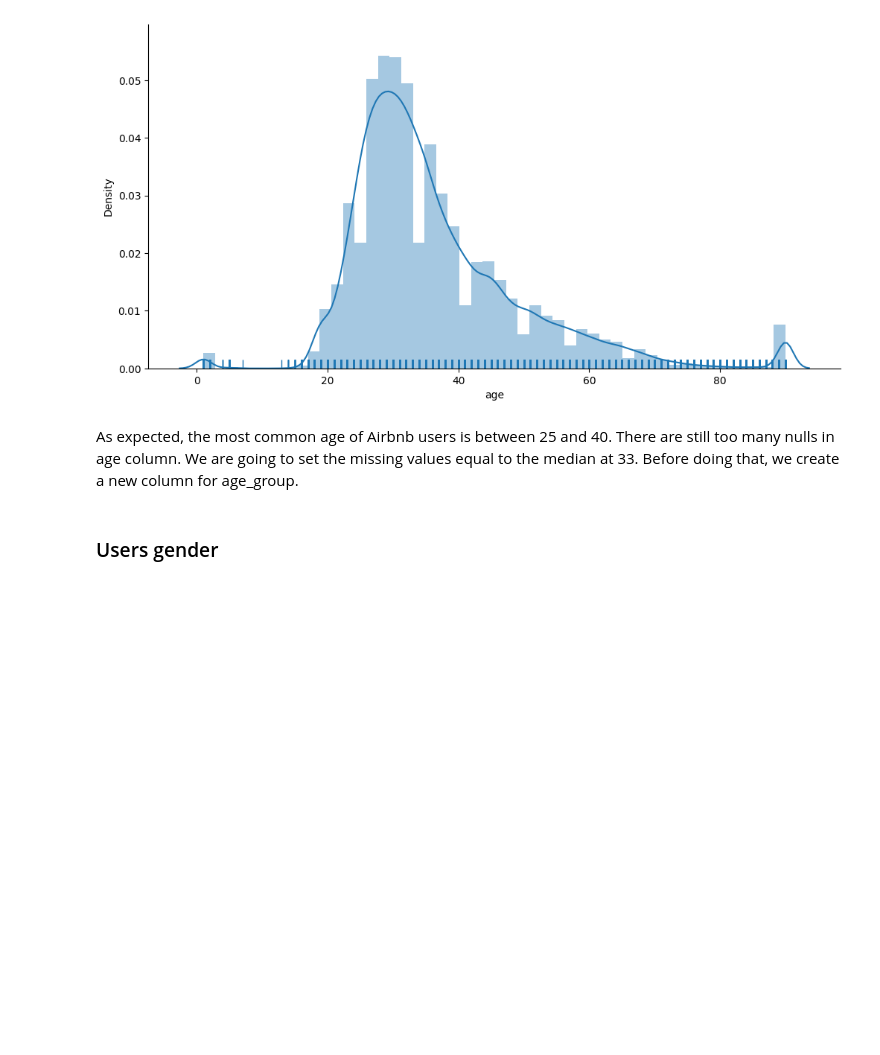
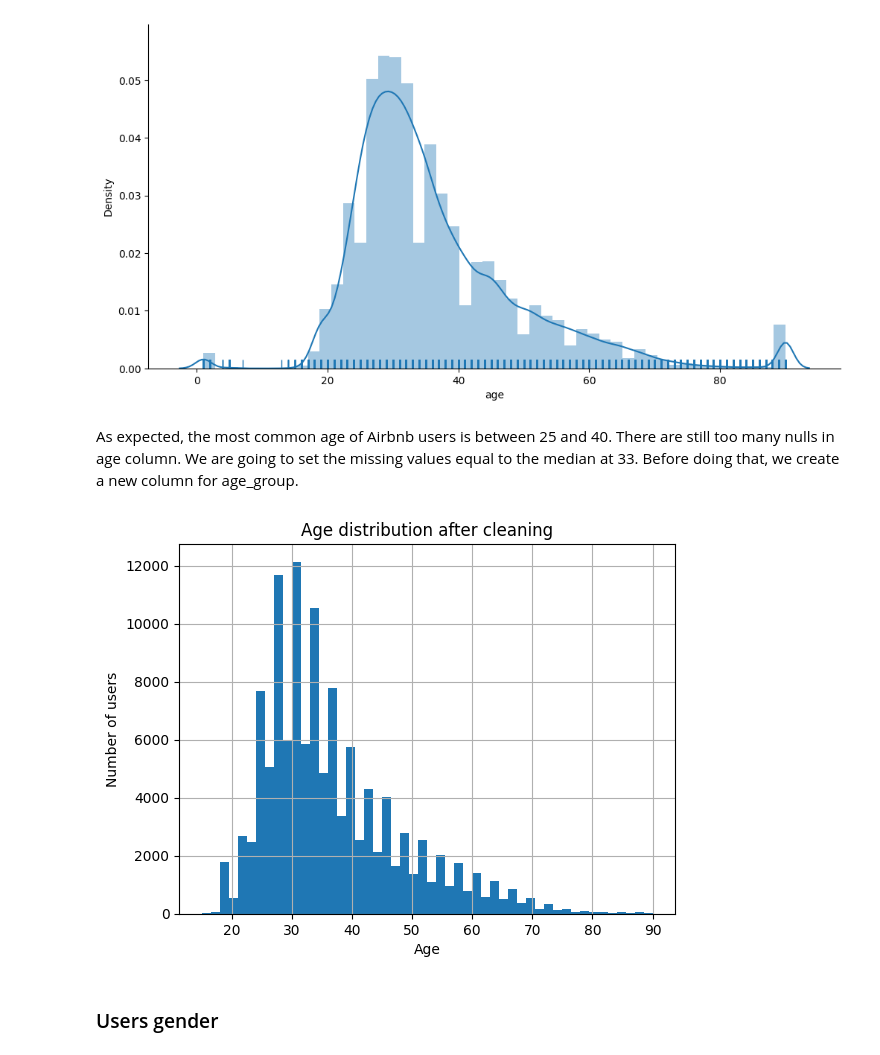
Before and after one commit to Rezacs/Airbnb, a Jupyter notebook: merged/Airbnb New User Bookings_2.ipynb, the cells around one changed output. Drawn from its saved outputs; the diff is of its cells as text; code cells hidden in the pictures; blank space fills up the shorter version.

```diff
--- a/merged/Airbnb New User Bookings_2.ipynb
+++ b/merged/Airbnb New User Bookings_2.ipynb
@@ -667,6 +667,14 @@ df['age_group'] = df.age.map(lambda x: 0 if math.isnan(x) else (
                                        3 if x <= 42 else 4))))
 # %%
 df.age = df.age.fillna(33)
+# %%
+train.age.hist(bins=50, range=(15,90))
+plt.xlabel("Age")
+plt.ylabel("Number of users")
+plt.title("Age distribution after cleaning")
+plt.show()
+# %% [output]
+[figure, added]
 # %% [markdown]
 ### Users gender
 # %%
```
Also changed, not shown: parts of 6 cells of this notebook.
